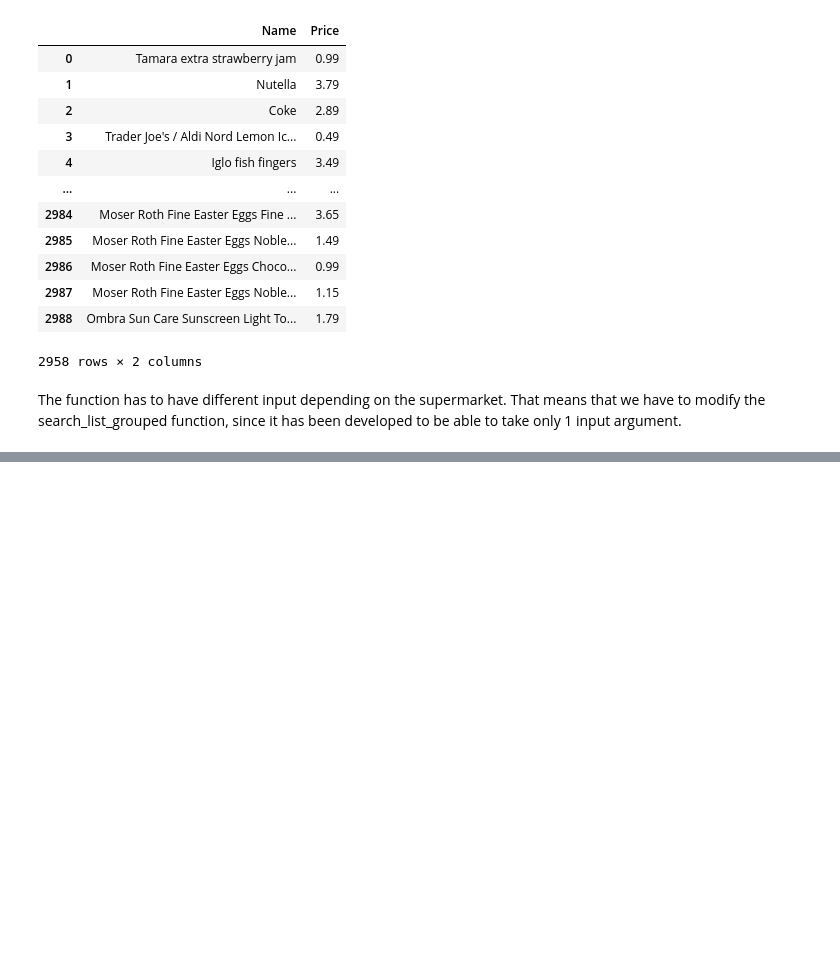
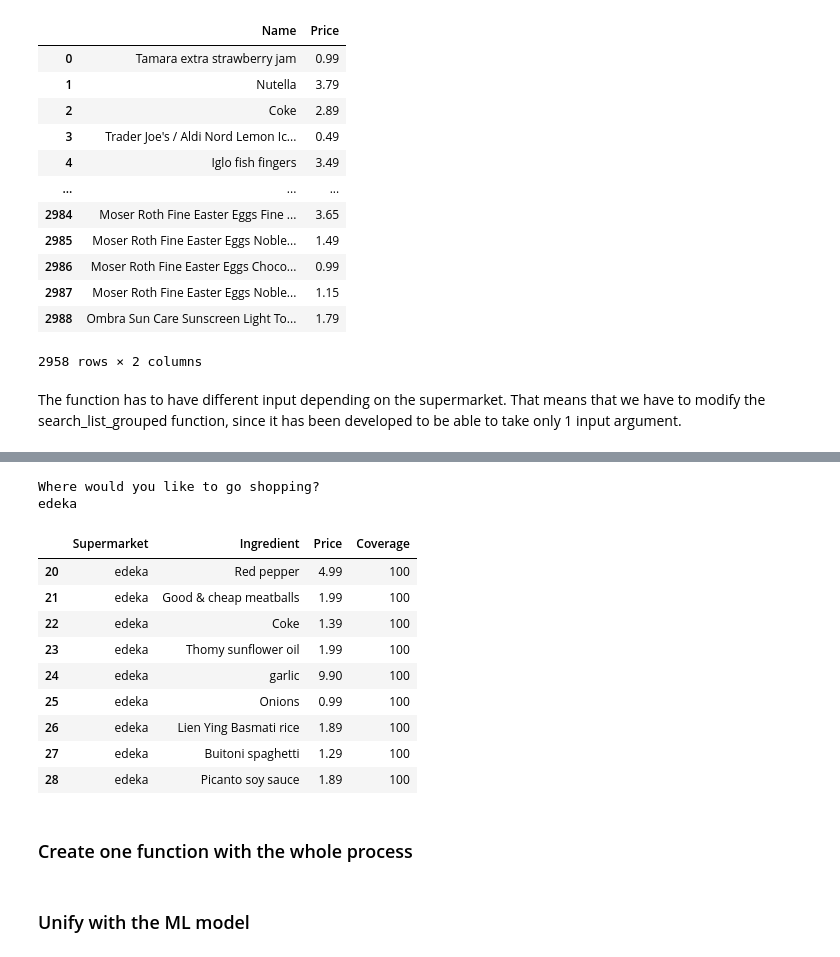
Before and after one commit to pepenunez/final-project, a Jupyter notebook: 04_supermarkets-modeling.ipynb, the cells around one changed output, grey strips where cells are left out. Drawn from its saved outputs; the diff is of its cells as text; code cells hidden in the pictures; blank space fills up the shorter version.

```diff
--- a/04_supermarkets-modeling.ipynb
+++ b/04_supermarkets-modeling.ipynb
@@ -282,7 +282,7 @@ supermarkets['aldinorth']
 | 2988 | Ombra Sun Care Sunscreen Light To... | 1.79 |
 2958 rows × 2 columns
 # %%
-def shopping(ingredients:list):
+def get_products(ingredients:list):
 
             # ...
     supermarkets_lists = {
@@ -301,11 +301,11 @@ def shopping(ingredients:list):
             # Empty dictionary where we will store the matching products
             matches = []
 
-            # Cada palabra, recorrer ingredientes del supermercado y generar lista
+            # For each product, iterate through each supermarket and generate a list
             for product in supermarkets[market]['Name']:
                 ratio = fuzz.ratio(product.lower(), ing.lower())
 
-                if ratio > 60:
+                if ratio > 50:
                     matches.append((product, ratio))
                     matches = sorted(matches, key=lambda x: x[1], reverse=True)
 
@@ -313,14 +313,7 @@ def shopping(ingredients:list):
             if matches:
                 supermarkets_lists[market].append(matches[0][0])
 
-    # Use the function .. to get the get the prices in the dif supermarkets
     return supermarkets_lists
-
-# Cada supermercado
-
-# Seleccionar la palabra con mejor puntuación
-
-# Añadirla a una lista limpia que será el input de la siguiente función
 # %% [markdown]
 The function has to have different input depending on the supermarket. That means that we have to modify the search_list_grouped function, since it has been developed to be able to take only 1 input argument.
 # %%
@@ -383,0 +397,14 @@ SyntaxError: invalid syntax (<ipython-input-439-107bc6770184>, line 3)
+# %%
+# We want to see:
+#    1. Where we will be able to find all the products
+#    2. Where can we buy them at the best price
+
+def get_supermarket_choice(ingredients:list):
+
+    result = get_list_products_price(ingredients)
+
+    # Group by 'Supermarket'
+    results = result.groupby('Supermarket').agg({'Price':'sum', 'Coverage': 'mean'}).reset_index()
+    results = results.sort_values('Price').reset_index(drop=True)
+
+    return results
@@ -383,0 +418,31 @@ SyntaxError: invalid syntax (<ipython-input-439-107bc6770184>, line 3)
+# %%
+# We want to see:
+#    1. Detailed list of the product names and price
+def get_shopping_list(ingredients:list):
+
+    result = get_list_products_price(ingredients)
+    results = get_supermarket_choice(ingredients)
+
+    # Ask the user where they would like to do the grocery shopping
+    user_input = input('Where would you like to go shopping?\n')
+
+    return result[result['Supermarket'] == user_input]
+# %%
+get_shopping_list(['tofu', 'black pepper', 'lemon' 'meatballs', 'Coce', 'Sunflower oil', 'Garlic', 'Onion', 'Basmati rice', 'Spaghetti', 'Miso soup', 'Tempeh', 'Soya Sauce'])
+# %% [output]
+Where would you like to go shopping?
+edeka
+|  | Supermarket | Ingredient | Price | Coverage |
+| 20 | edeka | Red pepper | 4.99 | 100 |
+| 21 | edeka | Good & cheap meatballs | 1.99 | 100 |
+| 22 | edeka | Coke | 1.39 | 100 |
+| 23 | edeka | Thomy sunflower oil | 1.99 | 100 |
+| 24 | edeka | garlic | 9.90 | 100 |
+| 25 | edeka | Onions | 0.99 | 100 |
+| 26 | edeka | Lien Ying Basmati rice | 1.89 | 100 |
+| 27 | edeka | Buitoni spaghetti | 1.29 | 100 |
+| 28 | edeka | Picanto soy sauce | 1.89 | 100 |
+# %% [markdown]
+### Create one function with the whole process
+# %% [markdown]
+### Unify with the ML model
```
Also changed, not shown: parts of 6 cells of this notebook, 1 other file.
